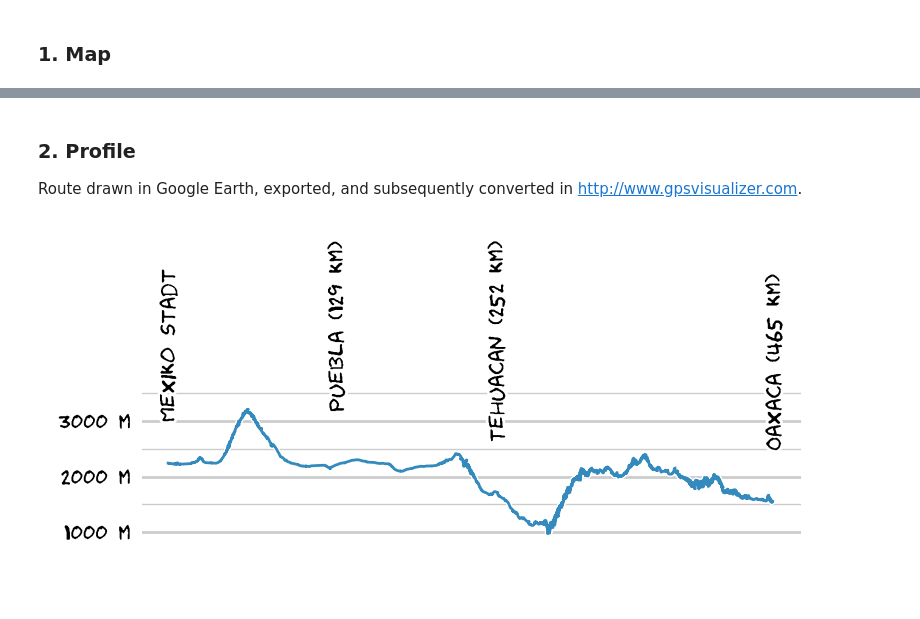
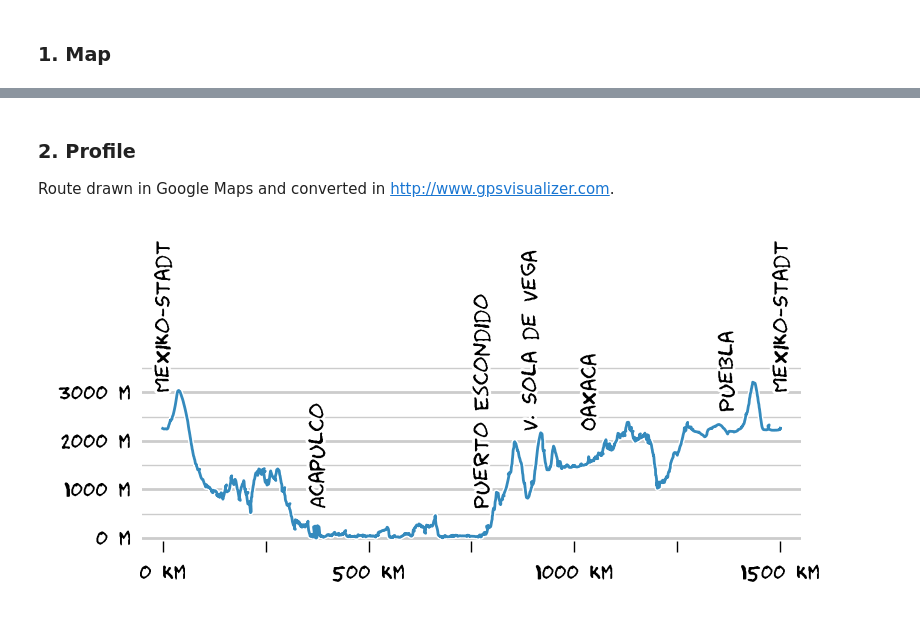
Before and after one commit to prisae/blog-notebooks, a Jupyter notebook: MX_S&S_Trip.ipynb, the cells around one changed output, grey strips where cells are left out. Drawn from its saved outputs; the diff is of its cells as text; code cells hidden in the pictures.

```diff
--- a/MX_S&S_Trip.ipynb
+++ b/MX_S&S_Trip.ipynb
@@ -62,41 +63,53 @@ tm.plt.show()
 # %% [markdown]
 ### 2. Profile
 
-Route drawn in Google Earth, exported, and subsequently converted in <http://www.gpsvisualizer.com>.
+Route drawn in Google Maps and converted in <http://www.gpsvisualizer.com>.
 # %%
 fig_p,ax = plt.subplots(figsize=(tm.cm2in([10.8, 5])))
 
 # Switch off axis and ticks
 ax.spines['right'].set_visible(False)
 ax.spines['top'].set_visible(False)
 ax.spines['left'].set_visible(False)
 ax.spines['bottom'].set_visible(False)
-ax.xaxis.set_ticks_position('none')
+ax.xaxis.set_ticks_position('bottom')
 ax.yaxis.set_ticks_position('none')
 
 # Get data
-pdat = np.loadtxt('./data/Mexico/OaxacaProfile.txt', delimiter='\t', skiprows=1)
+pdat = np.loadtxt('./data/Mexico/SSTripData.txt', skiprows=1)
 
 # Plot City names and kilometers
-plt.annotate('Mexiko Stadt', (0, 5500), horizontalalignment='center', rotation='vertical')
-plt.annotate('Puebla (129 km)', (129, 6000), horizontalalignment='center', rotation='vertical')
-plt.annotate('Tehuacan (252 km)', (252, 6000), horizontalalignment='center', rotation='vertical')
-plt.annotate('Oaxaca (465 km)', (465, 5400), horizontalalignment='center', rotation='vertical')
+opt = {'horizontalalignment':'center', 'verticalalignment':'left', 'rotation':'vertical'}
+plt.annotate('Mexiko-Stadt', (0, 3000), **opt)
+plt.annotate('Acapulco', (373, 600), **opt)
+plt.annotate('Puerto Escondido', (773, 600), **opt)
+plt.annotate('V. Sola de Vega', (890, 2200), **opt)
+plt.annotate('Oaxaca', (1032, 2200), **opt)
+plt.annotate('Puebla', (1368, 2600), **opt)
+plt.annotate('Mexiko-Stadt', (1501, 3000), **opt)
 
 # Ticks, hlines, axis
-plt.xticks(())
-plt.yticks((1000, 1500, 2000, 2500, 3000, 3500), ('1000 m', '', '2000 m', '', '3000 m', ''))
-plt.hlines([1000, 2000, 3000], -100, 500, colors='.8')
-plt.hlines([1500, 2500, 3500], -100, 500, colors='.8', lw=.5)
-plt.axis([-20, 486, 500, 6000])
+plt.xticks(np.arange(7)*250, ('0 km', '', '500 km', '', '1000 km', '', '1500 km'))
+plt.yticks(np.arange(8)*500, ('0 m', '', '1000 m', '', '2000 m', '', '3000 m', ''))
+plt.hlines([0, 1000, 2000, 3000], -100, 1600, colors='.8')
+plt.hlines([500, 1500, 2500, 3500], -100, 1600, colors='.8', lw=.5)
+plt.axis([-50, 1550, -300, 6000])
 
-# Plat data
-plt.plot(pdat[:,3], pdat[:,2])
+# Sum up differences to get distance, distance starts now at every waypoint
+distance = np.cumsum(pdat[:,4])/1000  # 41443 data points
+
+# Reduce data points to 1500
+reduced = interp1d(distance, pdat[:,2], 'slinear')
+ndist = np.linspace(0, 1500, 1500)
+nelev = reduced(ndist)
+
+# Plot data
+plt.plot(ndist, nelev)
 
 # Save-path
 #fpath = '../mexico.werthmuller.org/content/images/simon/'
 #plt.savefig(fpath+'Profile.png', bbox_inches='tight')
 
 plt.show()
 # %% [output]
-[figure, old version]
+[figure, new version]
```
Also changed, not shown: parts of 2 cells of this notebook, 1 other file.
